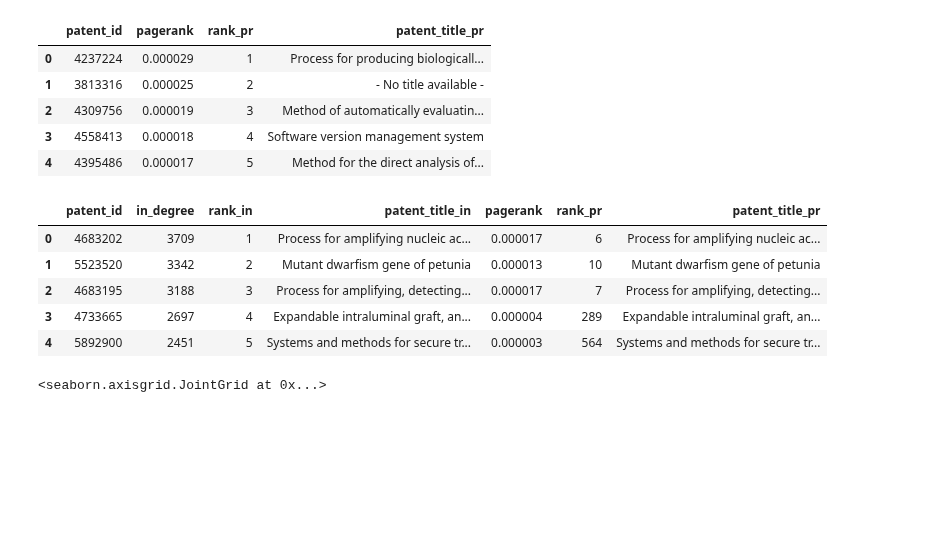
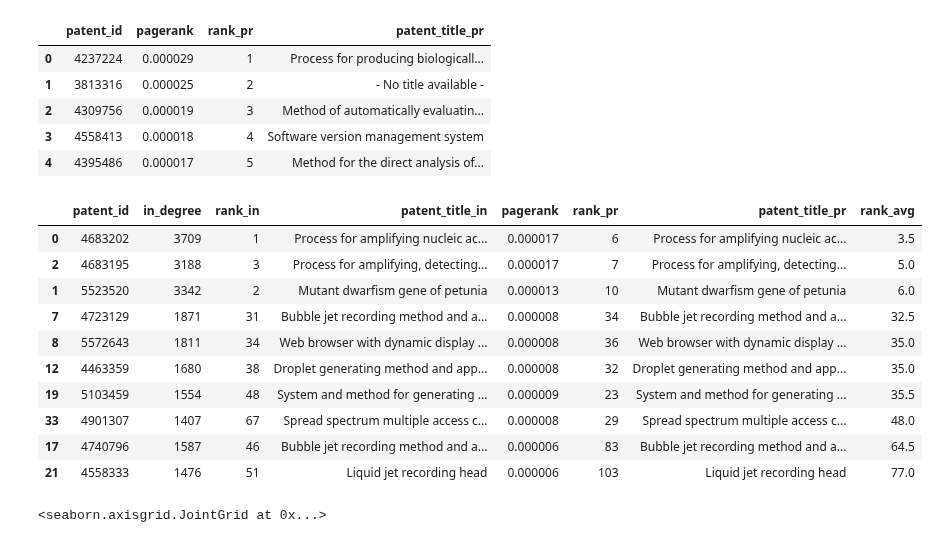
Before and after one commit to roman-bachmann/prayingmantissa, a Jupyter notebook: project/top_1000.ipynb, the cells around one changed output. Saved outputs shown, nothing was run; the diff lists cells and outputs as text; code cells hidden in the pictures; blank space fills up the shorter version.

```diff
--- a/project/top_1000.ipynb
+++ b/project/top_1000.ipynb
@@ -132,12 +121,21 @@ top_pr.head()
 | 4 | 4395486 | 0.000017 | 5 | Method for the direct analysis of... |
 # %%
 merged = top_in_deg.merge(top_pr, on='patent_id', how='inner')
+# %%
+merged['rank_avg'] = (merged.rank_in + merged.rank_pr) / 2
+# %%
+merged = merged.sort_values('rank_avg')
 # %%
-merged.head()
+merged.head(10)
 # %% [output]
-|  | patent_id | in_degree | rank_in | patent_title_in | pagerank | rank_pr | patent_title_pr |
-| 0 | 4683202 | 3709 | 1 | Process for amplifying nucleic ac... | 0.000017 | 6 | Process for amplifying nucleic ac... |
-| 1 | 5523520 | 3342 | 2 | Mutant dwarfism gene of petunia | 0.000013 | 10 | Mutant dwarfism gene of petunia |
-| 2 | 4683195 | 3188 | 3 | Process for amplifying, detecting... | 0.000017 | 7 | Process for amplifying, detecting... |
-| 3 | 4733665 | 2697 | 4 | Expandable intraluminal graft, an... | 0.000004 | 289 | Expandable intraluminal graft, an... |
-| 4 | 5892900 | 2451 | 5 | Systems and methods for secure tr... | 0.000003 | 564 | Systems and methods for secure tr... |
+|  | patent_id | in_degree | rank_in | patent_title_in | pagerank | rank_pr | patent_title_pr | rank_avg |
+| 0 | 4683202 | 3709 | 1 | Process for amplifying nucleic ac... | 0.000017 | 6 | Process for amplifying nucleic ac... | 3.5 |
+| 2 | 4683195 | 3188 | 3 | Process for amplifying, detecting... | 0.000017 | 7 | Process for amplifying, detecting... | 5.0 |
+| 1 | 5523520 | 3342 | 2 | Mutant dwarfism gene of petunia | 0.000013 | 10 | Mutant dwarfism gene of petunia | 6.0 |
+| 7 | 4723129 | 1871 | 31 | Bubble jet recording method and a... | 0.000008 | 34 | Bubble jet recording method and a... | 32.5 |
+| 8 | 5572643 | 1811 | 34 | Web browser with dynamic display ... | 0.000008 | 36 | Web browser with dynamic display ... | 35.0 |
+| 12 | 4463359 | 1680 | 38 | Droplet generating method and app... | 0.000008 | 32 | Droplet generating method and app... | 35.0 |
+| 19 | 5103459 | 1554 | 48 | System and method for generating ... | 0.000009 | 23 | System and method for generating ... | 35.5 |
+| 33 | 4901307 | 1407 | 67 | Spread spectrum multiple access c... | 0.000008 | 29 | Spread spectrum multiple access c... | 48.0 |
+| 17 | 4740796 | 1587 | 46 | Bubble jet recording method and a... | 0.000006 | 83 | Bubble jet recording method and a... | 64.5 |
+| 21 | 4558333 | 1476 | 51 | Liquid jet recording head | 0.000006 | 103 | Liquid jet recording head | 77.0 |
```
Also changed, not shown: parts of 2 cells of this notebook, 5 other files.
